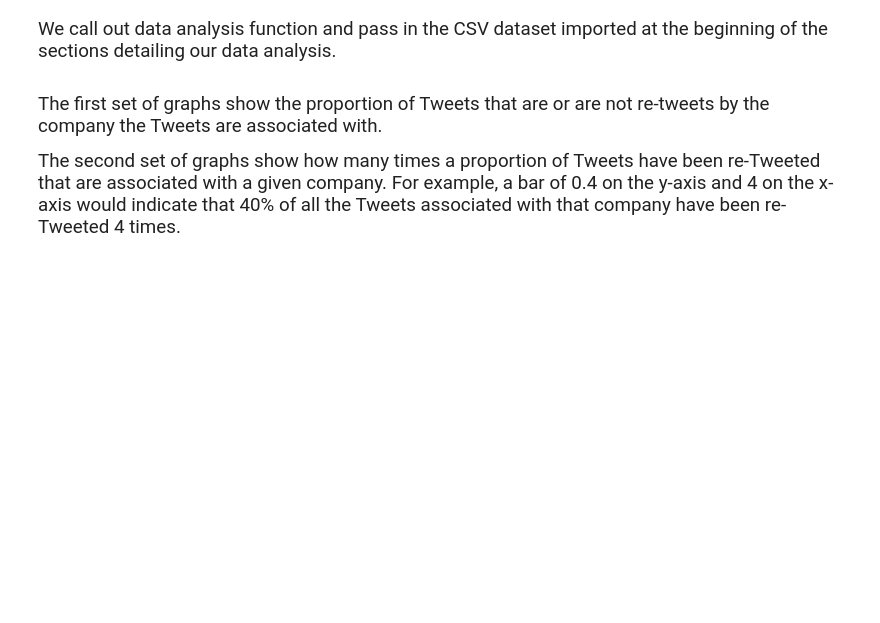
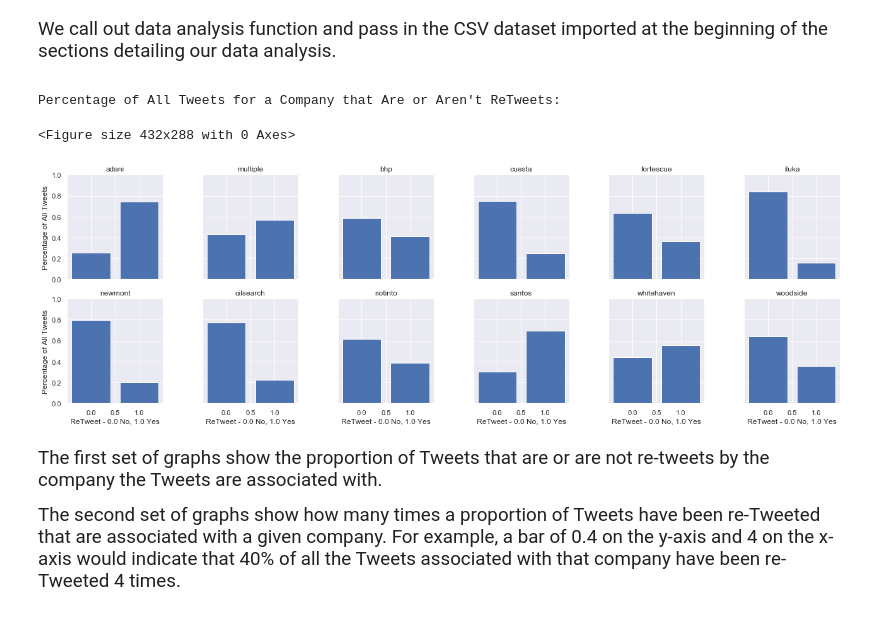
Before and after one commit to J-Jinn/Summer-Research-2019, a Jupyter notebook: jupyter-notebooks/slo-twitter-data-analysis/slo-twitter-data-analysis-retweet-statistics.ipynb, the cells around one changed output. Saved outputs shown, nothing was run; the diff lists cells and outputs as text; code cells hidden in the pictures; blank space fills up the shorter version.

```diff
--- a/jupyter-notebooks/slo-twitter-data-analysis/slo-twitter-data-analysis-retweet-statistics.ipynb
+++ b/jupyter-notebooks/slo-twitter-data-analysis/slo-twitter-data-analysis-retweet-statistics.ipynb
@@ -80,3 +84,16 @@ We call out data analysis function and pass in the CSV dataset imported at the b
+# %%
+    print(f"Percentage of All Tweets for a Company that Are or Aren't ReTweets: ")
+    plt.figure()
+    grid = sns.FacetGrid(tweet_dataframe[["retweeted_derived", 'company_derived_designation']],
+                         col='company_derived_designation', col_wrap=6, ylim=(0, 1))
+    grid.map_dataframe(tweet_util_v2.bar_plot, "retweeted_derived")
+    grid.set_titles('{col_name}')
+    grid.set_xlabels("ReTweet - 0.0 No, 1.0 Yes").set_ylabels("Percentage of All Tweets")
+    plt.show()
+# %% [output]
+Percentage of All Tweets for a Company that Are or Aren't ReTweets:
+<Figure size 432x288 with 0 Axes>
+[figure, added]
 # %% [markdown]
 <span style="font-family:Papyrus; font-size:1.25em;">
 
```
Also changed, not shown: parts of 26 cells of this notebook, 13 other files.
